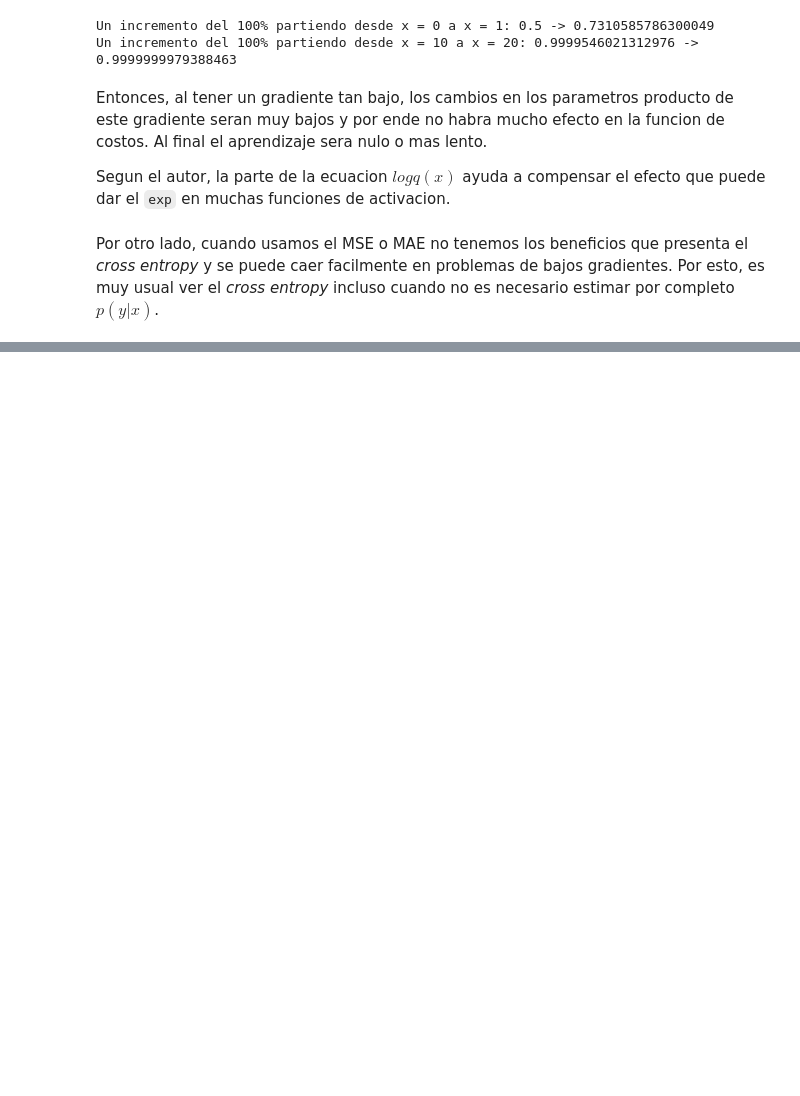
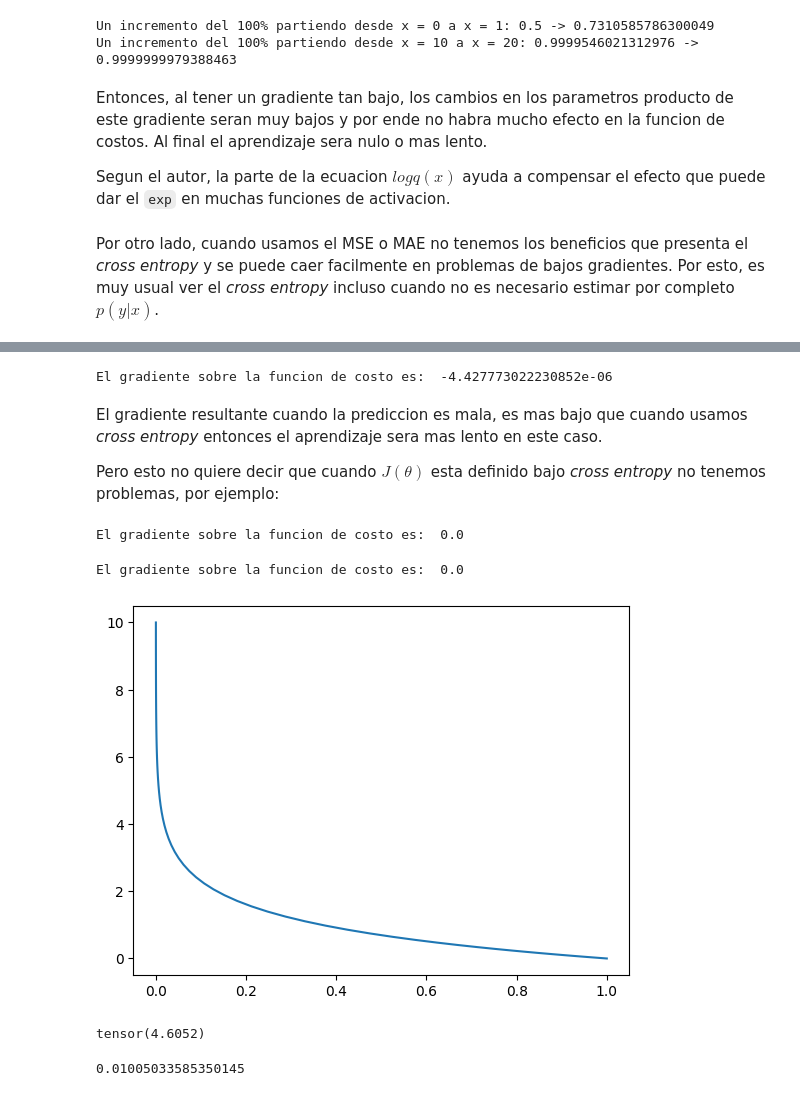
Before and after one commit to fabiogomez11c/hundred_concepts, a Jupyter notebook: deep_feedforward_networks.ipynb, the cells around one changed output, grey strips where cells are left out. Drawn from its saved outputs; the diff is of its cells as text; code cells hidden in the pictures; blank space fills up the shorter version.

```diff
--- a/deep_feedforward_networks.ipynb
+++ b/deep_feedforward_networks.ipynb
@@ -174,0 +271,50 @@ Por otro lado, cuando usamos el MSE o MAE no tenemos los beneficios que presenta
+# %%
+# caso 2: El pronostico es muy bueno, la red predice casi 1 y el valor real es 1
+y_hat_1 = estimated_fn(10)
+y_hat_2 = estimated_fn(10.05)
+y = 0
+mse1 = mse(y, y_hat_1)
+mse2 = mse(y, y_hat_2)
+
+print('El gradiente sobre la funcion de costo es: ', mse1 - mse2)
+# %% [output]
+El gradiente sobre la funcion de costo es:  -4.427773022230852e-06
+# %% [markdown]
+El gradiente resultante cuando la prediccion es mala, es mas bajo que cuando usamos *cross entropy* entonces el aprendizaje sera mas lento en este caso.
+
+Pero esto no quiere decir que cuando $J(\theta)$ esta definido bajo *cross entropy* no tenemos problemas, por ejemplo:
+# %%
+# caso 1: El pronostico es muy malo, la red predice casi 0 y valor real es 0
+y_hat_1 = estimated_fn(-10)
+y_hat_2 = estimated_fn(-10.05)
+y = 0
+ce1 = cross_entropy(y, y_hat_1)
+ce2 = cross_entropy(y, y_hat_2)
+
+print('El gradiente sobre la funcion de costo es: ', ce1 - ce2)
+# %% [output]
+El gradiente sobre la funcion de costo es:  0.0
+# %%
+# caso 2: El pronostico es muy bueno, la red predice casi 1 pero el valor real es 1
+y_hat_1 = estimated_fn(10)
+y_hat_2 = estimated_fn(10.05)
+y = 0
+ce1 = cross_entropy(y, y_hat_1)
+ce2 = cross_entropy(y, y_hat_2)
+
+print('El gradiente sobre la funcion de costo es: ', ce1 - ce2)
+# %% [output]
+El gradiente sobre la funcion de costo es:  0.0
+# %%
+hs = np.linspace(-10, 10, 100)
+y_hats = np.array(list(map(estimated_fn, hs)))
+
+def cross_entropy_one(y_estimated):
+    return -np.log(y_estimated)
+
+ces = np.array(list(map(cross_entropy_one, y_hats)))
+# %%
+plt.plot(y_hats, ces)
+plt.show()
+# %% [output]
+[figure, added]
@@ -174,0 +326,13 @@ Por otro lado, cuando usamos el MSE o MAE no tenemos los beneficios que presenta
+# %%
+m = nn.Sigmoid()
+loss = nn.BCELoss()
+inputt = torch.from_numpy(np.array([0.01]))
+target = torch.from_numpy(np.array([1]))
+output = loss(inputt.to(torch.float32), target.to(torch.float32))
+print(output)
+# %% [output]
+tensor(4.6052)
+# %%
+-np.log(0.99)
+# %% [output]
+0.01005033585350145
```
Also changed, not shown: parts of 19 cells of this notebook, 1 other file.
